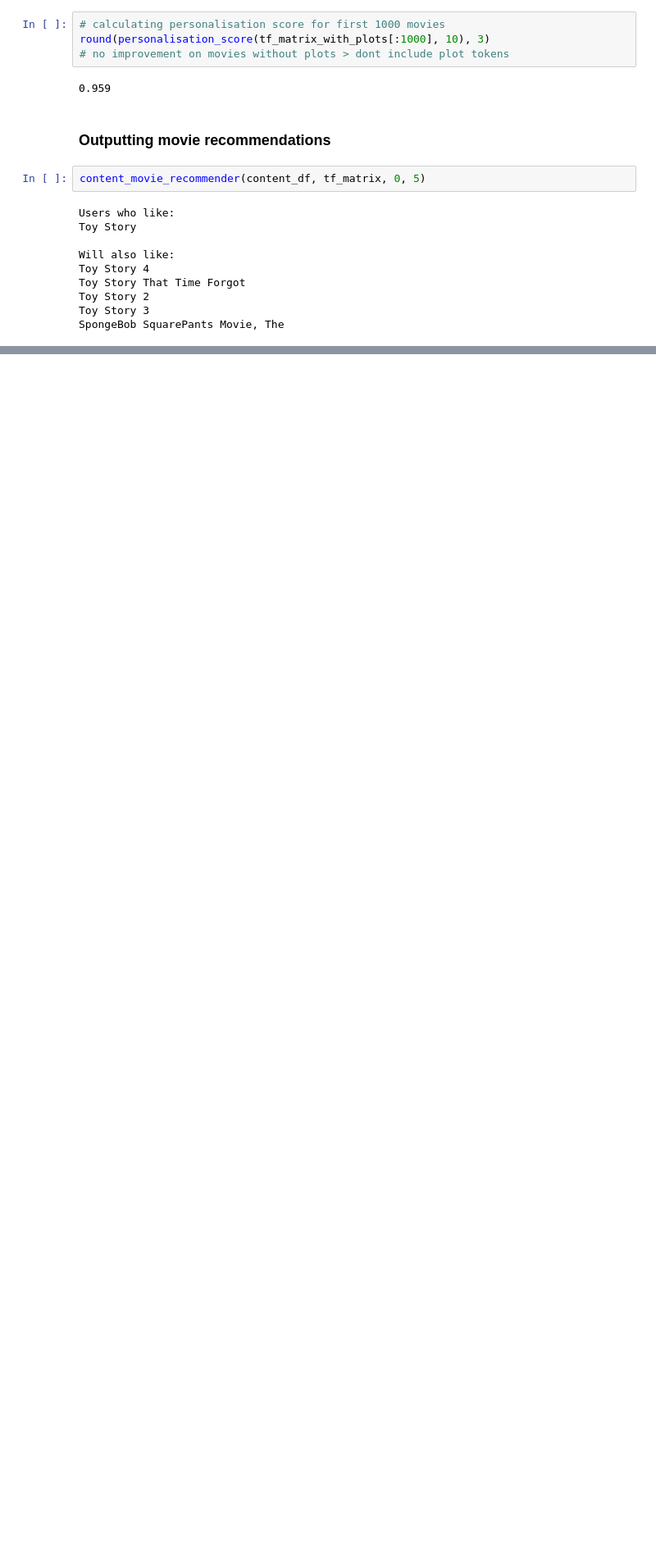
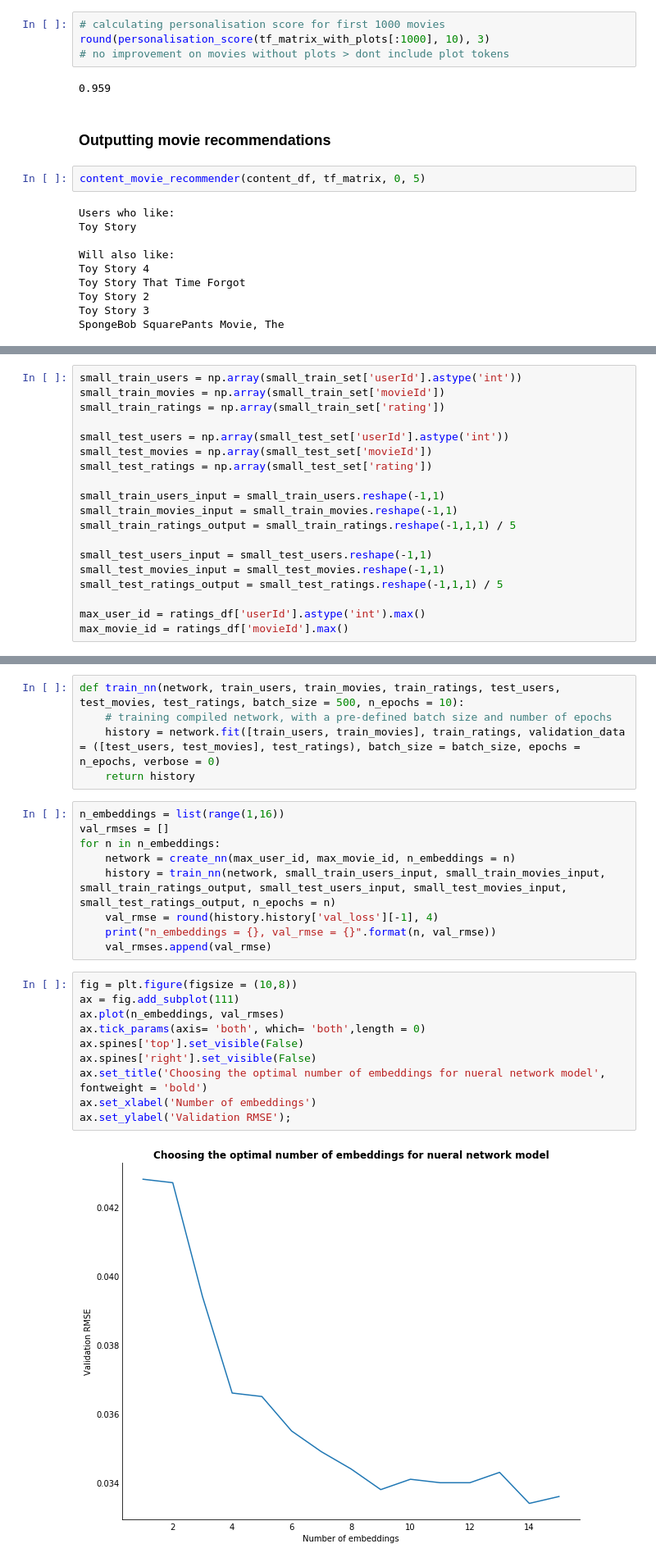
Before and after one commit to jackbustertann/Movie_recommendation_system, a Jupyter notebook: index.ipynb, the cells around one changed output, grey strips where cells are left out. Shown at 82% size. Drawn from its saved outputs; the diff is of its cells as text; blank space fills up the shorter version.

Commit message:
adding nuerual network file

```diff
--- a/index.ipynb
+++ b/index.ipynb
@@ -275,0 +288,19 @@ SpongeBob SquarePants Movie, The
+# %%
+small_train_users = np.array(small_train_set['userId'].astype('int'))
+small_train_movies = np.array(small_train_set['movieId'])
+small_train_ratings = np.array(small_train_set['rating'])
+
+small_test_users = np.array(small_test_set['userId'].astype('int'))
+small_test_movies = np.array(small_test_set['movieId'])
+small_test_ratings = np.array(small_test_set['rating'])
+
+small_train_users_input = small_train_users.reshape(-1,1)
+small_train_movies_input = small_train_movies.reshape(-1,1)
+small_train_ratings_output = small_train_ratings.reshape(-1,1,1) / 5
+
+small_test_users_input = small_test_users.reshape(-1,1)
+small_test_movies_input = small_test_movies.reshape(-1,1)
+small_test_ratings_output = small_test_ratings.reshape(-1,1,1) / 5
+
+max_user_id = ratings_df['userId'].astype('int').max()
+max_movie_id = ratings_df['movieId'].max()
@@ -275,0 +333,26 @@ SpongeBob SquarePants Movie, The
+# %%
+def train_nn(network, train_users, train_movies, train_ratings, test_users, test_movies, test_ratings, batch_size = 500, n_epochs = 10):
+    # training compiled network, with a pre-defined batch size and number of epochs
+    history = network.fit([train_users, train_movies], train_ratings, validation_data = ([test_users, test_movies], test_ratings), batch_size = batch_size, epochs = n_epochs, verbose = 0)
+    return history
+# %%
+n_embeddings = list(range(1,16))
+val_rmses = []
+for n in n_embeddings:
+    network = create_nn(max_user_id, max_movie_id, n_embeddings = n)
+    history = train_nn(network, small_train_users_input, small_train_movies_input, small_train_ratings_output, small_test_users_input, small_test_movies_input, small_test_ratings_output, n_epochs = n)
+    val_rmse = round(history.history['val_loss'][-1], 4)
+    print("n_embeddings = {}, val_rmse = {}".format(n, val_rmse))
+    val_rmses.append(val_rmse)
+# %%
+fig = plt.figure(figsize = (10,8))
+ax = fig.add_subplot(111)
+ax.plot(n_embeddings, val_rmses)
+ax.tick_params(axis= 'both', which= 'both',length = 0)
+ax.spines['top'].set_visible(False)
+ax.spines['right'].set_visible(False)
+ax.set_title('Choosing the optimal number of embeddings for nueral network model', fontweight = 'bold')
+ax.set_xlabel('Number of embeddings')
+ax.set_ylabel('Validation RMSE');
+# %% [output]
+[figure, added]
```
Also changed, not shown: parts of 9 cells of this notebook, 2 other files.
